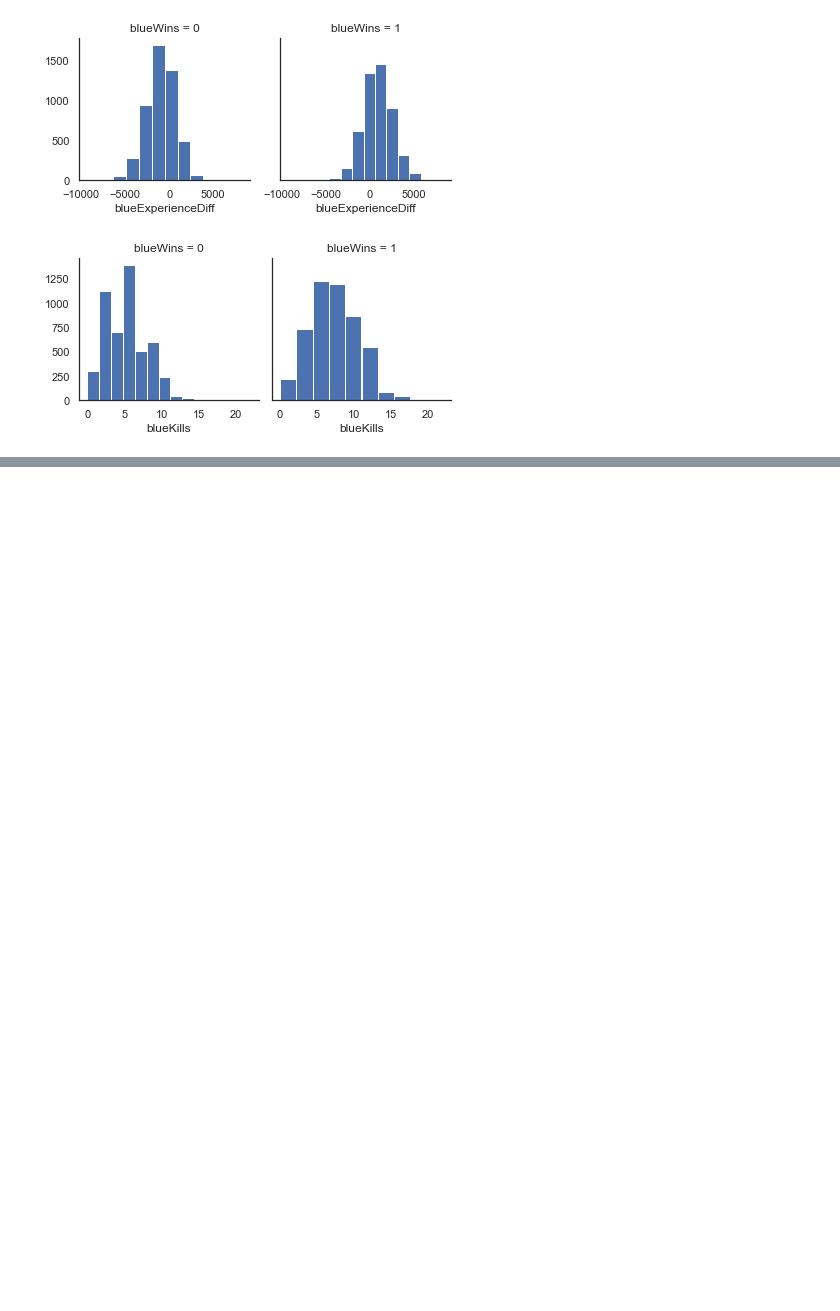
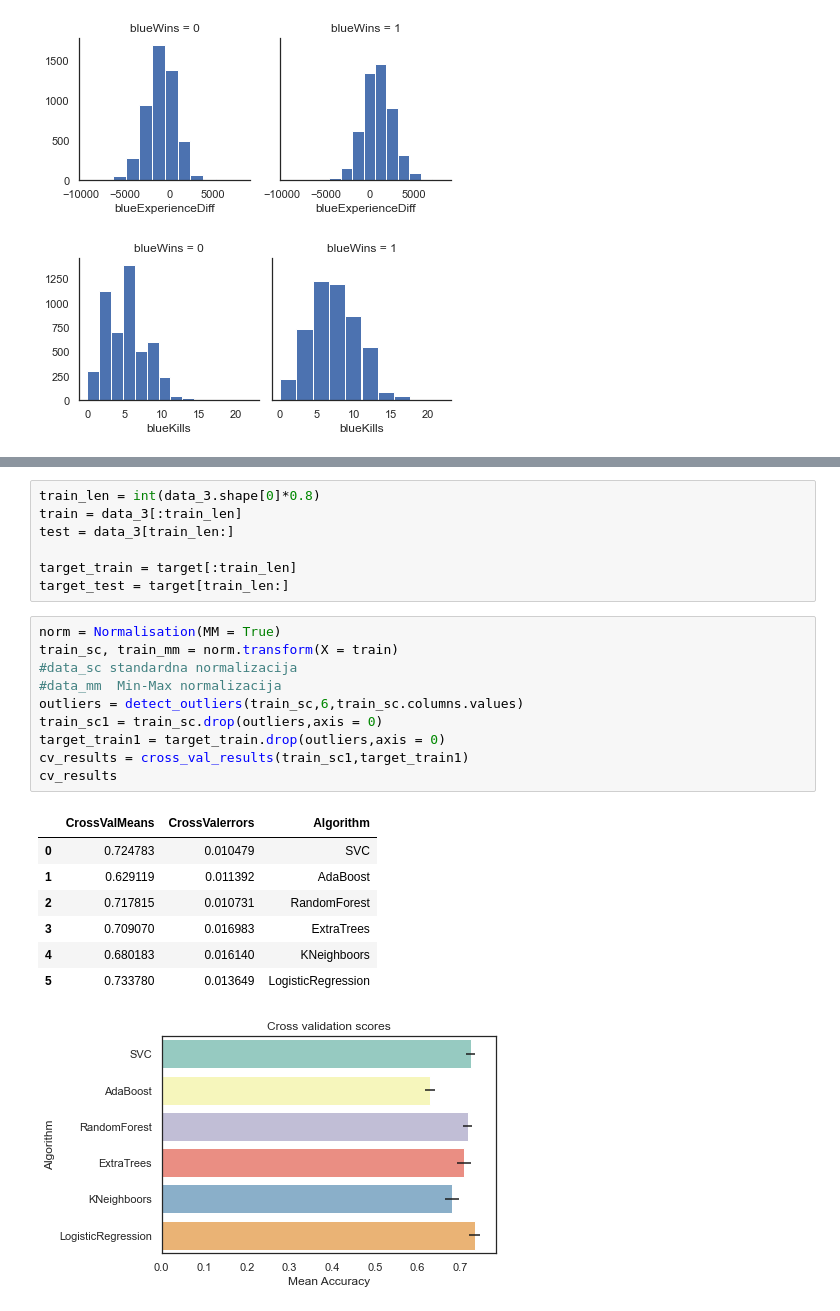
Before and after one commit to gregor-ovsenjak/League_of_Legends_predictor, a Jupyter notebook: Explore.ipynb, the cells around one changed output, grey strips where cells are left out. Saved outputs shown, nothing was run; the diff lists cells and outputs as text; blank space fills up the shorter version.

```diff
--- a/Explore.ipynb
+++ b/Explore.ipynb
@@ -72,0 +57,26 @@ data_3.corr()
+# %%
+train_len = int(data_3.shape[0]*0.8)
+train = data_3[:train_len]
+test = data_3[train_len:]
+
+target_train = target[:train_len]
+target_test = target[train_len:]
+# %%
+norm = Normalisation(MM = True)
+train_sc, train_mm = norm.transform(X = train)
+#data_sc standardna normalizacija
+#data_mm  Min-Max normalizacija
+outliers = detect_outliers(train_sc,6,train_sc.columns.values)
+train_sc1 = train_sc.drop(outliers,axis = 0)
+target_train1 = target_train.drop(outliers,axis = 0)
+cv_results = cross_val_results(train_sc1,target_train1)
+cv_results
+# %% [output]
+|  | CrossValMeans | CrossValerrors | Algorithm |
+| 0 | 0.724783 | 0.010479 | SVC |
+| 1 | 0.629119 | 0.011392 | AdaBoost |
+| 2 | 0.717815 | 0.010731 | RandomForest |
+| 3 | 0.709070 | 0.016983 | ExtraTrees |
+| 4 | 0.680183 | 0.016140 | KNeighboors |
+| 5 | 0.733780 | 0.013649 | LogisticRegression |
+[figure, added]
```
Also changed, not shown: parts of 3 cells of this notebook.
